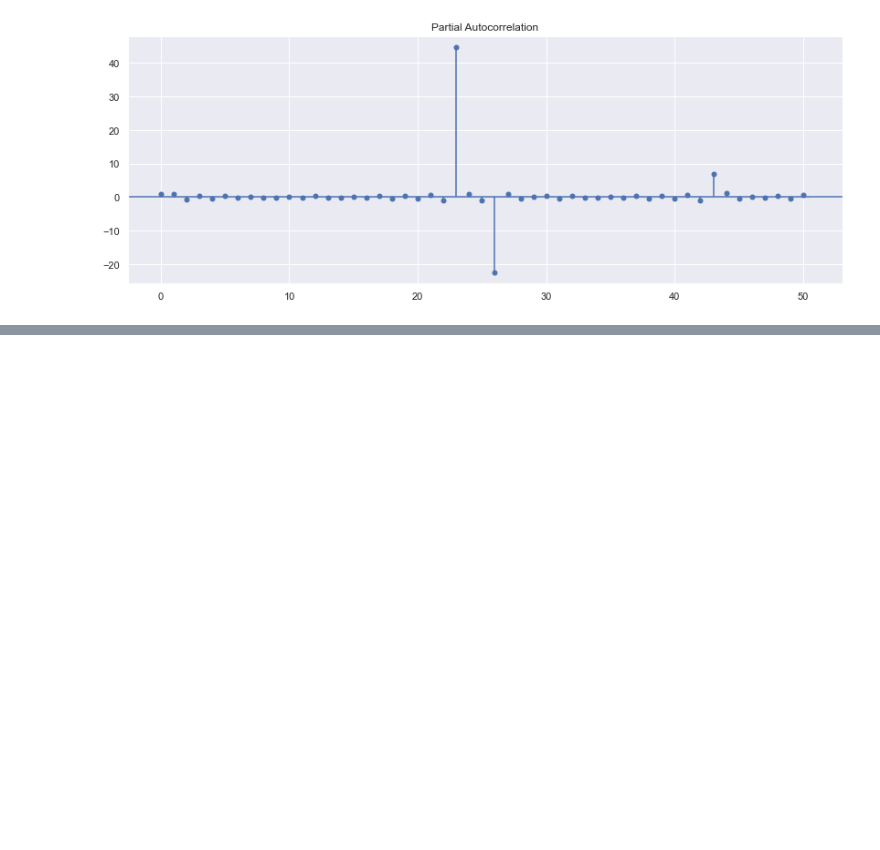
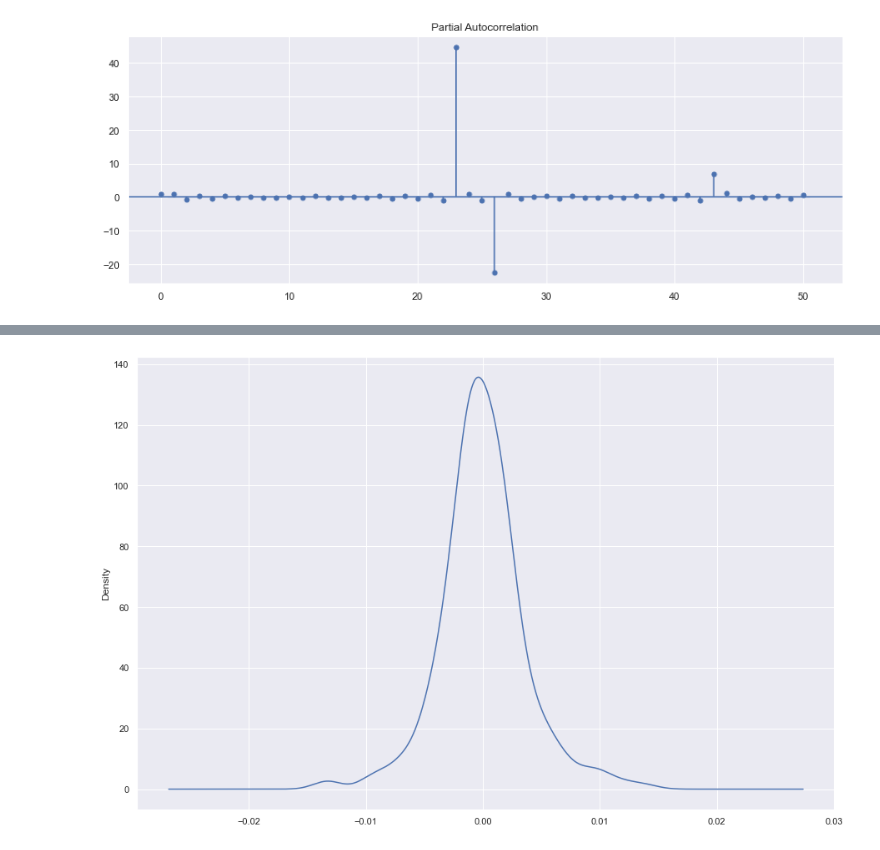
Before and after one commit to emel333/time_series_home_prices, a Jupyter notebook: eda-context.ipynb, the cells around one changed output, grey strips where cells are left out. Cells and saved outputs as stored; diff of their text form; code cells hidden in the pictures; blank space fills up the shorter version.

```diff
--- a/eda-context.ipynb
+++ b/eda-context.ipynb
@@ -1007,0 +1131,4 @@ AxesSubplot(0.125,0.125;0.775x0.755)
+# %%
+top_zip_series_resid_diff.plot(kind='kde', figsize = (15,10));
+# %% [output]
+[figure, added]
```
Also changed, not shown: parts of 26 cells of this notebook.
